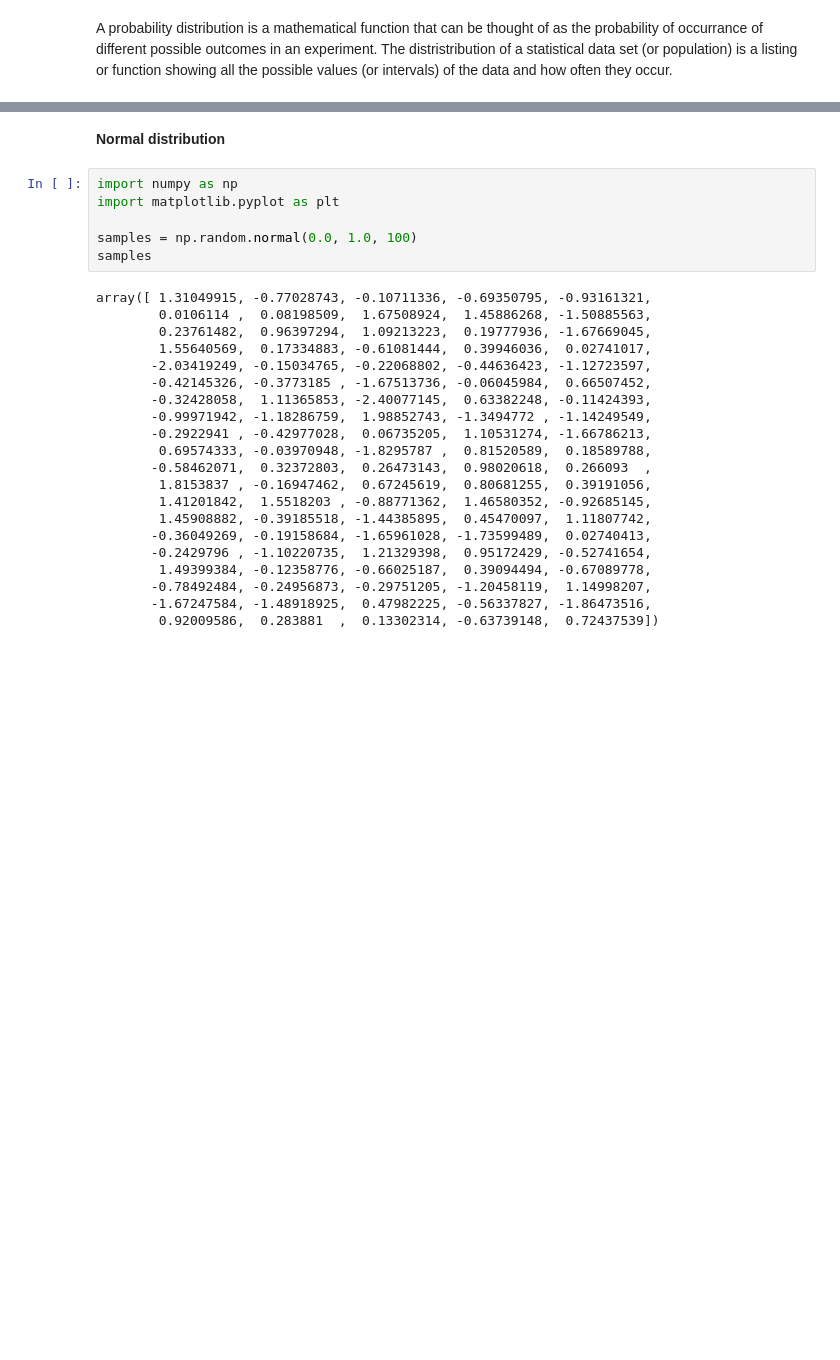
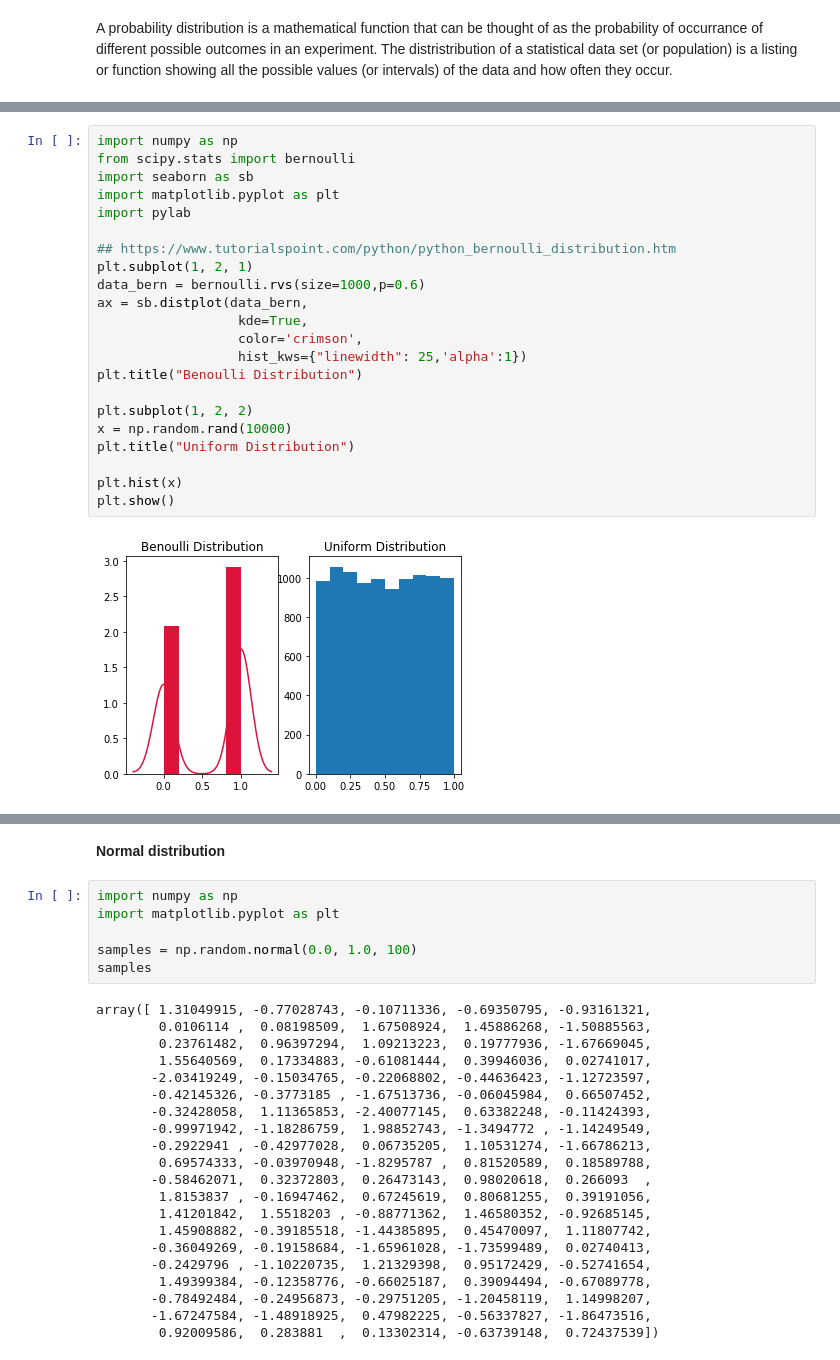
Before and after one commit to fionanealon/numpy-random, a Jupyter notebook: numpy-random.ipynb, the cells around one changed output, grey strips where cells are left out. Drawn from its saved outputs; the diff is of its cells as text; blank space fills up the shorter version.

```diff
--- a/numpy-random.ipynb
+++ b/numpy-random.ipynb
@@ -155,0 +285,24 @@ A probability distribution is a mathematical function that can be thought of as
+# %%
+import numpy as np
+from scipy.stats import bernoulli
+import seaborn as sb
+import matplotlib.pyplot as plt
+import pylab
+
+## https://www.tutorialspoint.com/python/python_bernoulli_distribution.htm
+plt.subplot(1, 2, 1)
+data_bern = bernoulli.rvs(size=1000,p=0.6)
+ax = sb.distplot(data_bern,
+                  kde=True,
+                  color='crimson',
+                  hist_kws={"linewidth": 25,'alpha':1})
+plt.title("Benoulli Distribution")
+
+plt.subplot(1, 2, 2)
+x = np.random.rand(10000)
+plt.title("Uniform Distribution")
+
+plt.hist(x)
+plt.show()
+# %% [output]
+[figure, added]
```
Also changed, not shown: parts of 39 cells of this notebook.
